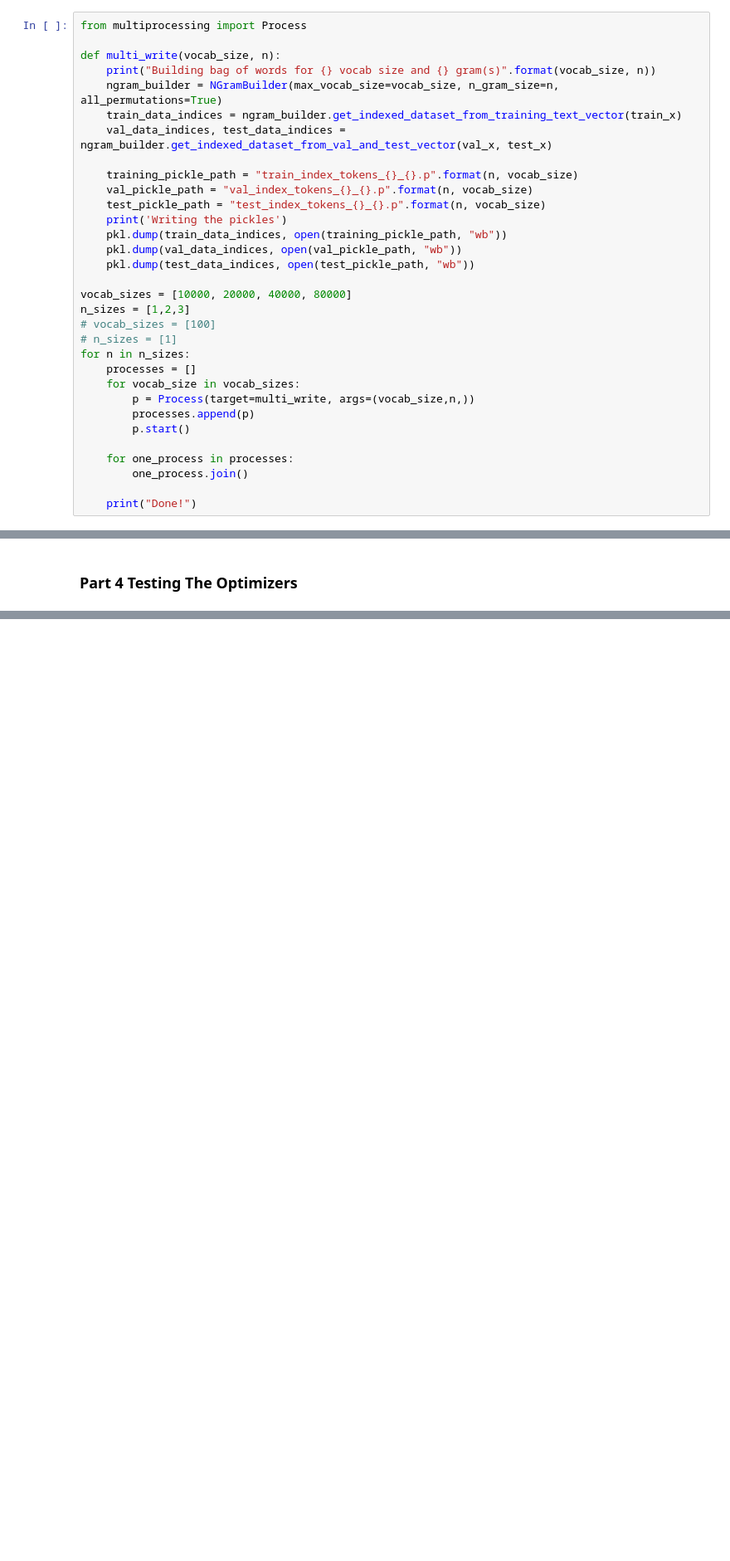
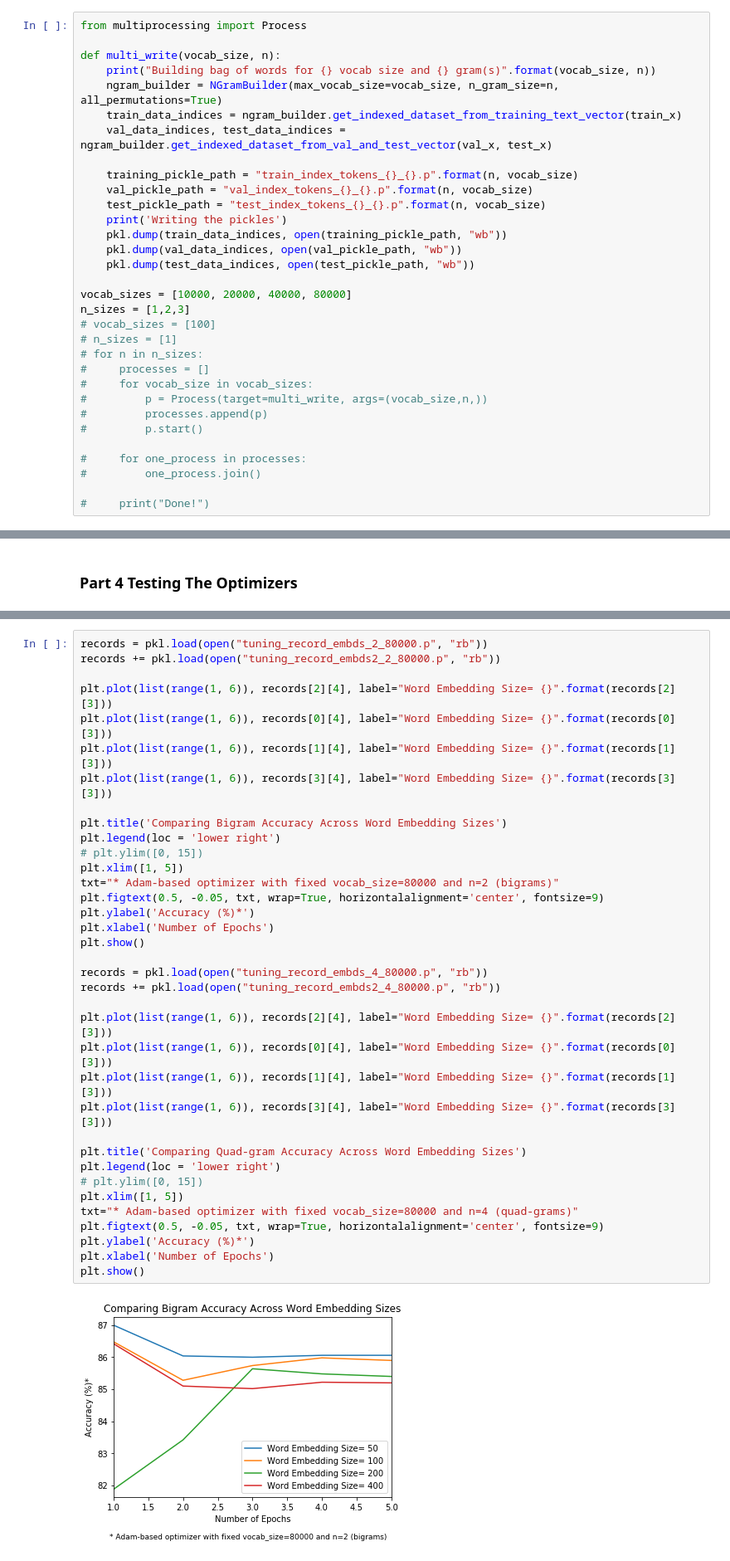
Before and after one commit to dgodevais/ds1011_hw1, a Jupyter notebook: DS1011_HW1_DG3047.ipynb, the cells around one changed output, grey strips where cells are left out. Shown: that part at 83% size. Cells and saved outputs as stored; diff of their text form; blank space fills up the shorter version.

```diff
--- a/DS1011_HW1_DG3047.ipynb
+++ b/DS1011_HW1_DG3047.ipynb
@@ -225,16 +254,16 @@ vocab_sizes = [10000, 20000, 40000, 80000]
 n_sizes = [1,2,3]
 # vocab_sizes = [100]
 # n_sizes = [1]
-for n in n_sizes:
-    processes = []
-    for vocab_size in vocab_sizes:
-        p = Process(target=multi_write, args=(vocab_size,n,))
-        processes.append(p)
-        p.start()
+# for n in n_sizes:
+#     processes = []
+#     for vocab_size in vocab_sizes:
+#         p = Process(target=multi_write, args=(vocab_size,n,))
+#         processes.append(p)
+#         p.start()
 
-    for one_process in processes:
-        one_process.join()
+#     for one_process in processes:
+#         one_process.join()
 
-    print("Done!")
+#     print("Done!")
 # %%
 # Ad-hoc tokenization generation
@@ -748,0 +918,38 @@ hpt.train_and_validate_model(5, train_loader, val_loader)
+# %%
+records = pkl.load(open("tuning_record_embds_2_80000.p", "rb"))
+records += pkl.load(open("tuning_record_embds2_2_80000.p", "rb"))
+
+plt.plot(list(range(1, 6)), records[2][4], label="Word Embedding Size= {}".format(records[2][3]))
+plt.plot(list(range(1, 6)), records[0][4], label="Word Embedding Size= {}".format(records[0][3]))
+plt.plot(list(range(1, 6)), records[1][4], label="Word Embedding Size= {}".format(records[1][3]))
+plt.plot(list(range(1, 6)), records[3][4], label="Word Embedding Size= {}".format(records[3][3]))
+
+plt.title('Comparing Bigram Accuracy Across Word Embedding Sizes')
+plt.legend(loc = 'lower right')
+# plt.ylim([0, 15])
+plt.xlim([1, 5])
+txt="* Adam-based optimizer with fixed vocab_size=80000 and n=2 (bigrams)"
+plt.figtext(0.5, -0.05, txt, wrap=True, horizontalalignment='center', fontsize=9)
+plt.ylabel('Accuracy (%)*')
+plt.xlabel('Number of Epochs')
+plt.show()
+
+records = pkl.load(open("tuning_record_embds_4_80000.p", "rb"))
+records += pkl.load(open("tuning_record_embds2_4_80000.p", "rb"))
+
+plt.plot(list(range(1, 6)), records[2][4], label="Word Embedding Size= {}".format(records[2][3]))
+plt.plot(list(range(1, 6)), records[0][4], label="Word Embedding Size= {}".format(records[0][3]))
+plt.plot(list(range(1, 6)), records[1][4], label="Word Embedding Size= {}".format(records[1][3]))
+plt.plot(list(range(1, 6)), records[3][4], label="Word Embedding Size= {}".format(records[3][3]))
+
+plt.title('Comparing Quad-gram Accuracy Across Word Embedding Sizes')
+plt.legend(loc = 'lower right')
+# plt.ylim([0, 15])
+plt.xlim([1, 5])
+txt="* Adam-based optimizer with fixed vocab_size=80000 and n=4 (quad-grams)"
+plt.figtext(0.5, -0.05, txt, wrap=True, horizontalalignment='center', fontsize=9)
+plt.ylabel('Accuracy (%)*')
+plt.xlabel('Number of Epochs')
+plt.show()
+# %% [output]
+[figure, added]
```
Also changed, not shown: parts of 20 cells of this notebook.
